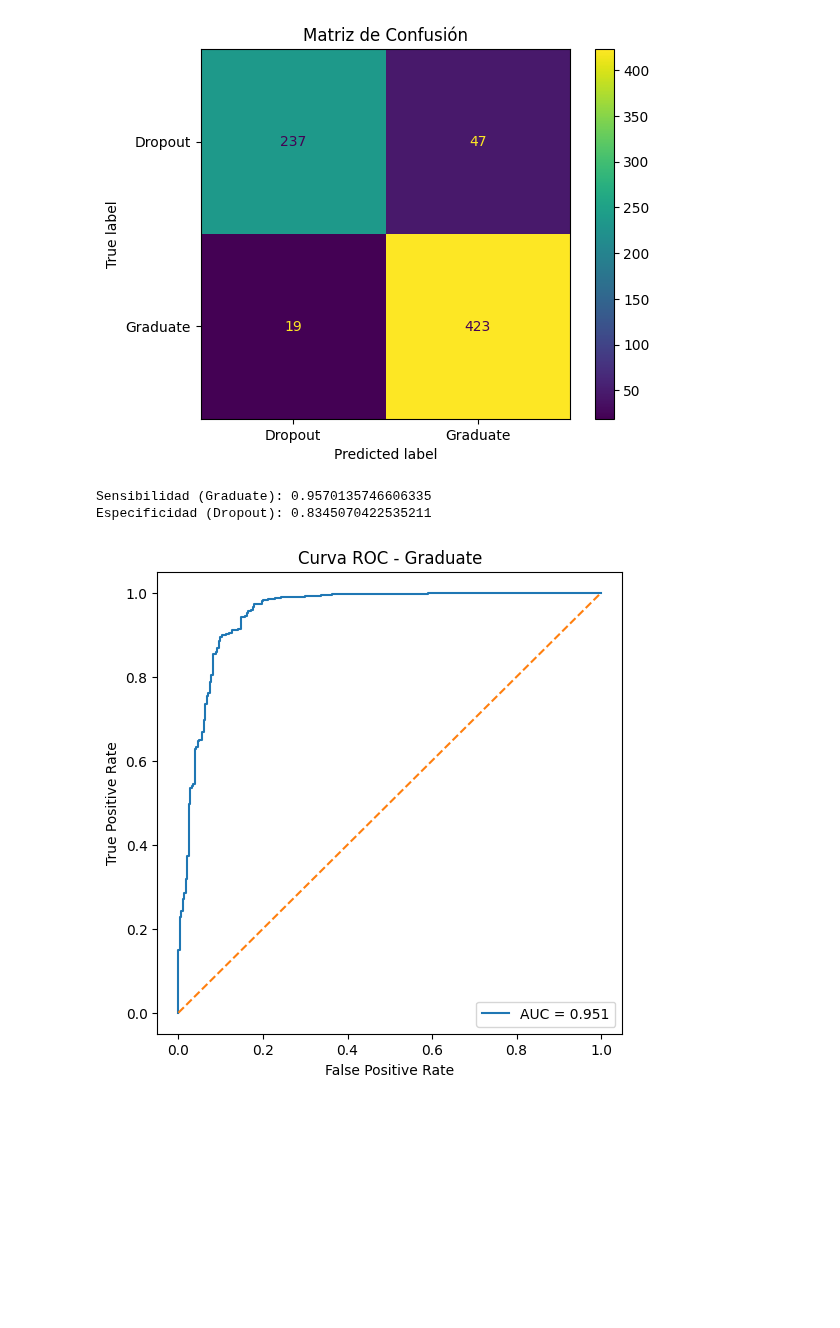
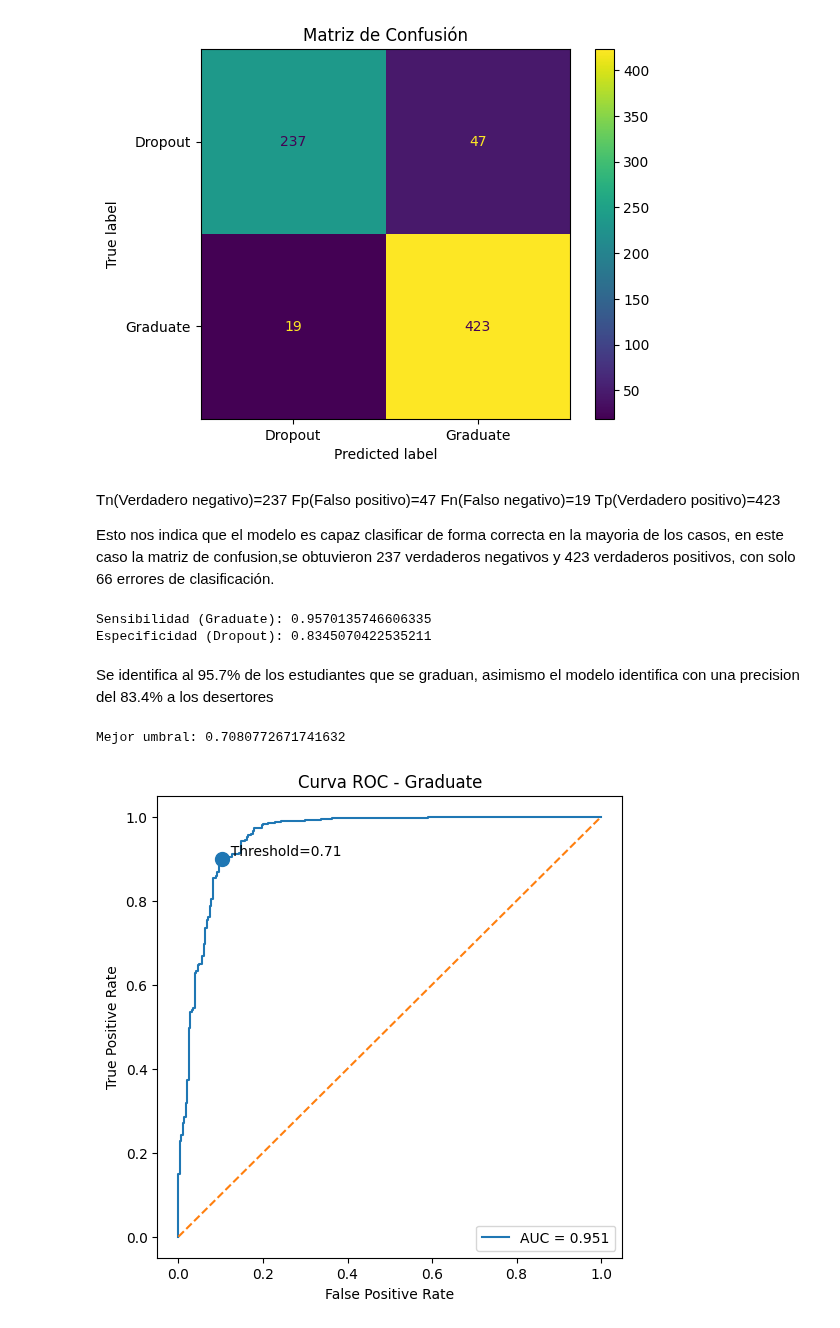
Before and after one commit to LeMarsito02/parcial1analitica, a Jupyter notebook: 01_Parcial_Desercion_(SantiagoPena_SofiaDaza).ipynb, the cells around one changed output. Drawn from its saved outputs; the diff is of its cells as text; code cells hidden in the pictures; blank space fills up the shorter version.

```diff
--- a/01_Parcial_Desercion_(SantiagoPena_SofiaDaza).ipynb
+++ b/01_Parcial_Desercion_(SantiagoPena_SofiaDaza).ipynb
@@ -1141,6 +1147,13 @@ plt.title("Matriz de Confusión")
 plt.show()
 # %% [output]
 [figure]
+# %% [markdown]
+Tn(Verdadero negativo)=237
+Fp(Falso positivo)=47
+Fn(Falso negativo)=19
+Tp(Verdadero positivo)=423
+
+Esto nos indica que el modelo es capaz clasificar de forma correcta en la mayoria de los casos, en este caso la matriz de confusion,se obtuvieron 237 verdaderos negativos y 423 verdaderos positivos, con solo 66 errores de clasificación.
 # %%
 tn, fp, fn, tp = cm.ravel()
 
@@ -1152,22 +1165,52 @@ print("Especificidad (Dropout):", especificidad)
 # %% [output]
 Sensibilidad (Graduate): 0.9570135746606335
 Especificidad (Dropout): 0.8345070422535211
+# %% [markdown]
+Se identifica al 95.7% de los estudiantes que se graduan, asimismo el modelo identifica con una precision del 83.4% a los desertores
 # %%
 from sklearn.metrics import roc_curve, roc_auc_score
+import numpy as np
+import matplotlib.pyplot as plt
 
+# Probabilidades de la clase positiva (Graduate = 1)
 y_proba = model.predict_proba(X_test)[:,1]
 
+# Curva ROC
 fpr, tpr, thresholds = roc_curve(y_test, y_proba)
 auc = roc_auc_score(y_test, y_proba)
 
+# =========================
+# Mejor umbral (Youden Index)
+# =========================
+youden_index = tpr - fpr
+best_idx = np.argmax(youden_index)
+
+best_threshold = thresholds[best_idx]
+best_fpr = fpr[best_idx]
+best_tpr = tpr[best_idx]
+
+print("Mejor umbral:", best_threshold)
+
+# =========================
+# Gráfica ROC
+# =========================
 plt.figure(figsize=(6,6))
+
 plt.plot(fpr, tpr, label=f"AUC = {auc:.3f}")
 plt.plot([0,1],[0,1],'--')
+
+# Punto óptimo
+plt.scatter(best_fpr, best_tpr, s=100)
+plt.text(best_fpr, best_tpr,
+         f"  Threshold={best_threshold:.2f}",
+         verticalalignment="bottom")
 
 plt.xlabel("False Positive Rate")
 plt.ylabel("True Positive Rate")
 plt.title("Curva ROC - Graduate")
+
 plt.legend()
 plt.show()
 # %% [output]
+Mejor umbral: 0.7080772671741632
-[figure, old version]
+[figure, new version]
```
Also changed, not shown: parts of 8 cells of this notebook.
